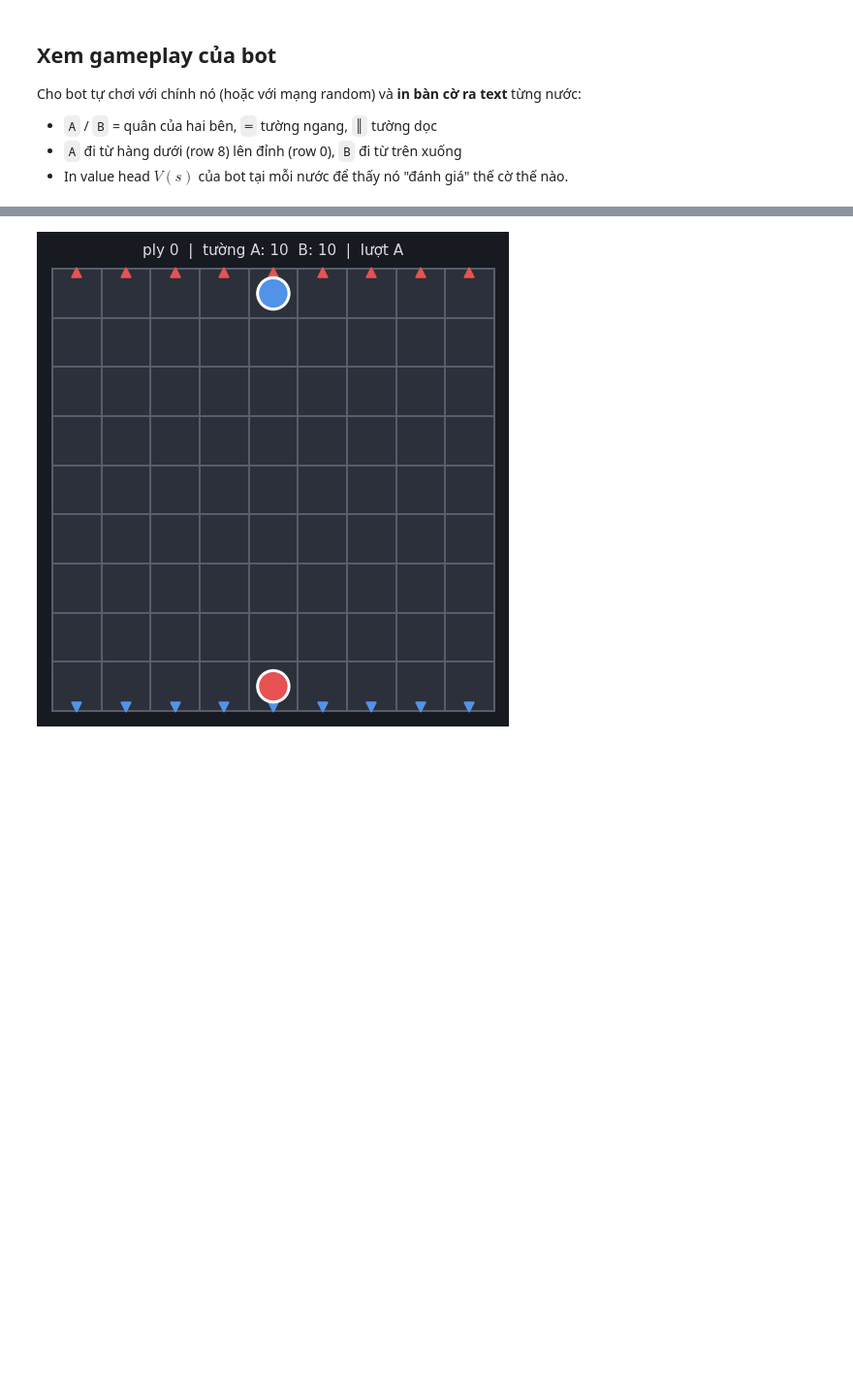
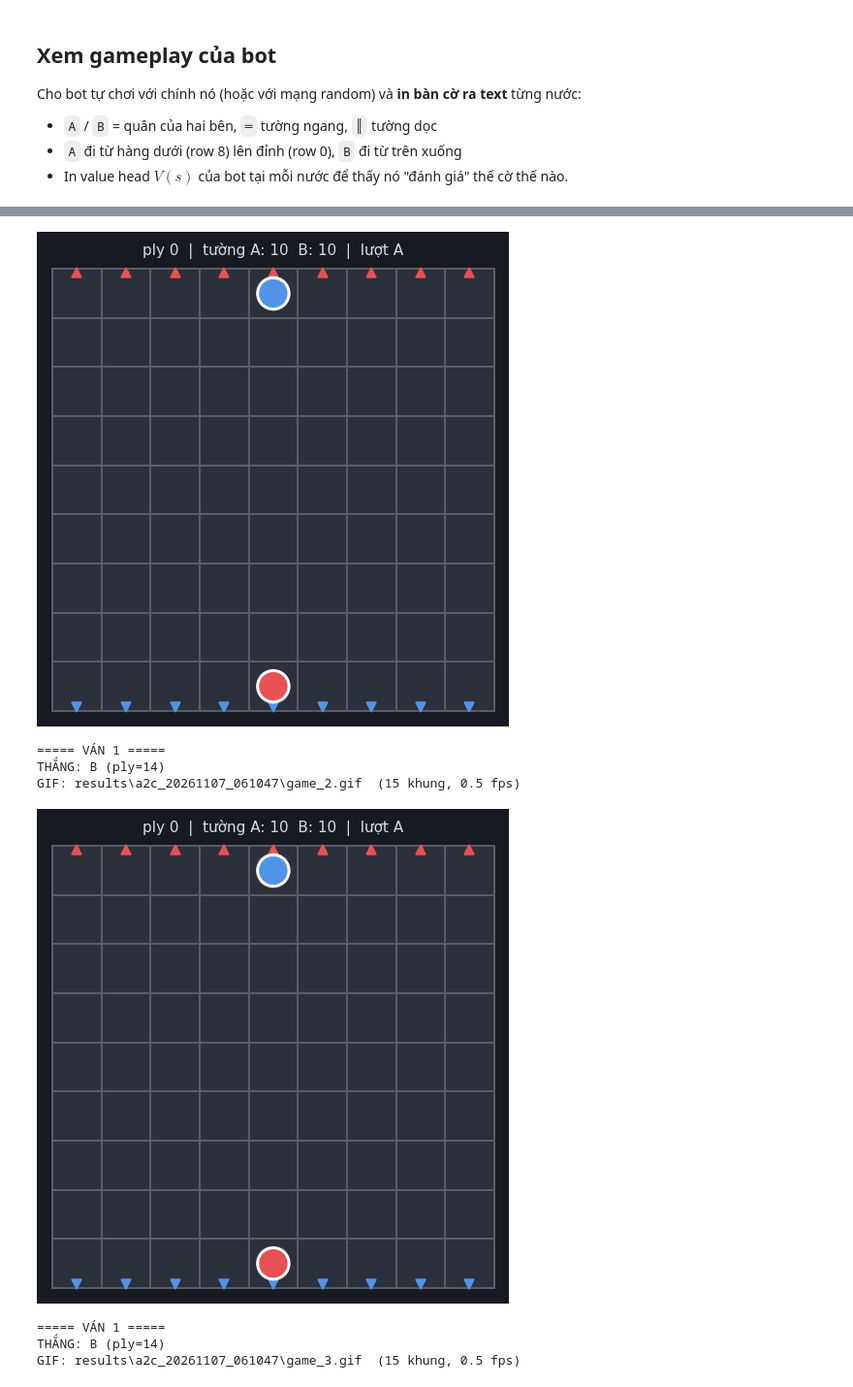
Before and after one commit to Venn-prev/rl-upon-quoridor, a Jupyter notebook: train_actor_critic.ipynb, the cells around one changed output, grey strips where cells are left out. Shown at 97% size. Cells and saved outputs as stored; diff of their text form; code cells hidden in the pictures; blank space fills up the shorter version.

```diff
--- a/train_actor_critic.ipynb
+++ b/train_actor_critic.ipynb
@@ -253,15 +611,2 @@ def train(net, opt, ds, hp):
 # %% [markdown]
 ## 6. Chạy huấn luyện
-# %%
-history = []
-for it in range(HP['iterations']):
-    print(f'=== iteration {it+1}/{HP["iterations"]} ===')
-    games = [selfplay_game(net, HP) for _ in range(HP['games_per_iter'])]
-    n_pos = sum(len(g) for g in games)
-    ds = build_dataset(games, HP)
-    pl, vl, en = train(net, opt, ds, HP)
-    history.append((it, len(ds), pl, vl, en))
-    print(f'  mẫu={len(ds)}  policy_loss={pl:.4f}  value_loss={vl:.4f}  entropy={en:.4f}')
-
-torch.save({'model': net.state_dict(), 'hp': HP, 'history': history}, 'checkpoints/a2c_quoridor.pt')
-print('đã lưu a2c_quoridor.pt')
@@ -483,13 +960,13 @@ def show_game(net_a, net_b, n_games=1, max_plies=60, fps=4,
         frames = [_frame(s)]
         log = []
         last = None
+        seen = {state_key(s)}
+        repetition = False
         while s.winner is None and s.ply < max_plies:
             use_a = (g % 2 == 0 and s.player == 0) or (g % 2 == 1 and s.player == 1)
             who = 'A' if (s.player == 0) == (g % 2 == 0) else 'B'
-            obs = encode_v3(s).astype(np.float32)
-            mask = legal_mask(s)
-            p, v = evaluate(net_a if use_a else net_b, obs, mask)
-            a = int(np.argmax(p))
+            actor = net_a if use_a else net_b
+            a, _, _, _, v = select_action(actor, s, sample=False, noise=False, seen=seen)
             last_before = s.p0 if s.player == 0 else s.p1
             kind = ('pawn→' + str(divmod(a, 9))) if a < 81 else (
                 'wallH' + str(divmod(a - 81, 8)) if a < 145 else 'wallV' + str(divmod(a - 145, 8)))
@@ -497,19 +974,30 @@ def show_game(net_a, net_b, n_games=1, max_plies=60, fps=4,
             log.append(f'ply {s.ply:3d}  {who}  {kind:16s}  V={float(v):+.3f}')
             last = last_before if a < 81 else None
             frames.append(_frame(s, last=last))
+            key = state_key(s)
+            if s.winner is None and key in seen:
+                repetition = True
+                break
+            seen.add(key)
         # giữ khung cuối lâu hơn 1s cho người xem kịp thấy kết quả
         frames.extend([frames[-1]] * int(fps))
-        path = gif_path or f'game_{g + 1}.gif'
+        path = gif_path or f'game_{g + 2}.gif'
         imageio.mimsave(path, frames, duration=1.0 / fps, loop=0)
         if show_ascii:
             print(f'\n===== VÁN {g + 1} =====')
-            # print('\n'.join(log))
-            msg = f'Hết {max_plies} nước — hoà' if s.winner is None else f'THẮNG: {"A" if s.winner == 0 else "B"}'
-            # print(msg, f'(winner={s.winner}, ply={s.ply})')
+            msg = ('Hoà do lặp trạng thái' if repetition else
+                   (f'Hết {max_plies} nước — hoà' if s.winner is None else
+                    f'THẮNG: {"A" if s.winner == 0 else "B"}'))
+            print(msg, f'(ply={s.ply})')
         print(f'GIF: {path}  ({len(frames)} khung, {fps} fps)')
         display(Image(filename=path))
 
 # bot A2C tự chơi với chính nó — xem nó học được gì
-show_game(net, net, n_games=1, max_plies=150, fps=0.5)
+show_game(net, net, n_games=1, max_plies=150, fps=0.5,
+          gif_path=str(RUN_DIR / 'game_1.gif'))
+show_game(net, net, n_games=1, max_plies=50, fps=0.5,
+          gif_path=str(RUN_DIR / 'game_2.gif'))
+show_game(net, net, n_games=1, max_plies=50, fps=0.5,
+          gif_path=str(RUN_DIR / 'game_3.gif'))
 # %% [output]
 ===== VÁN 1 =====
@@ -517 +1006,8 @@ GIF: game_1.gif  (151 khung, 0.5 fps)
 [figure]
+===== VÁN 1 =====
+THẮNG: B (ply=14)
+GIF: results\a2c_20261107_061047\game_2.gif  (15 khung, 0.5 fps)
+[figure, added]
+===== VÁN 1 =====
+THẮNG: B (ply=14)
+GIF: results\a2c_20261107_061047\game_3.gif  (15 khung, 0.5 fps)
```
Also changed, not shown: parts of 21 cells of this notebook, 3 other files.
